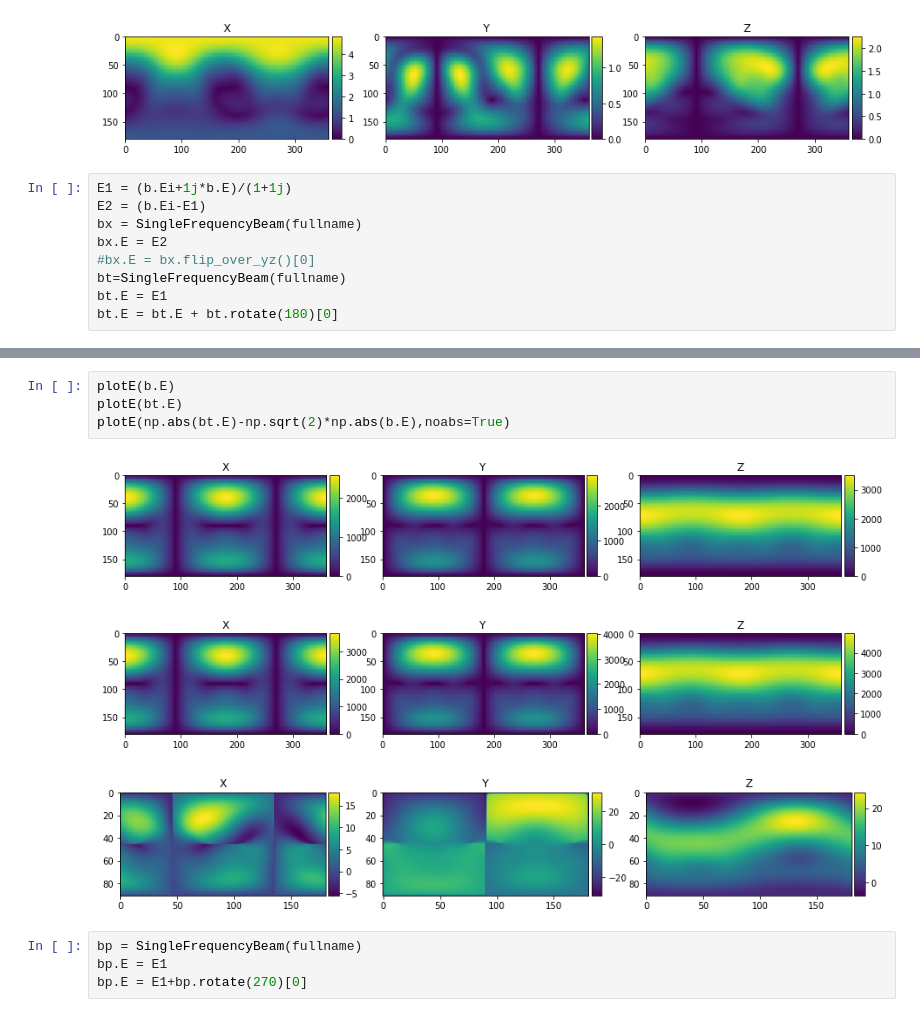
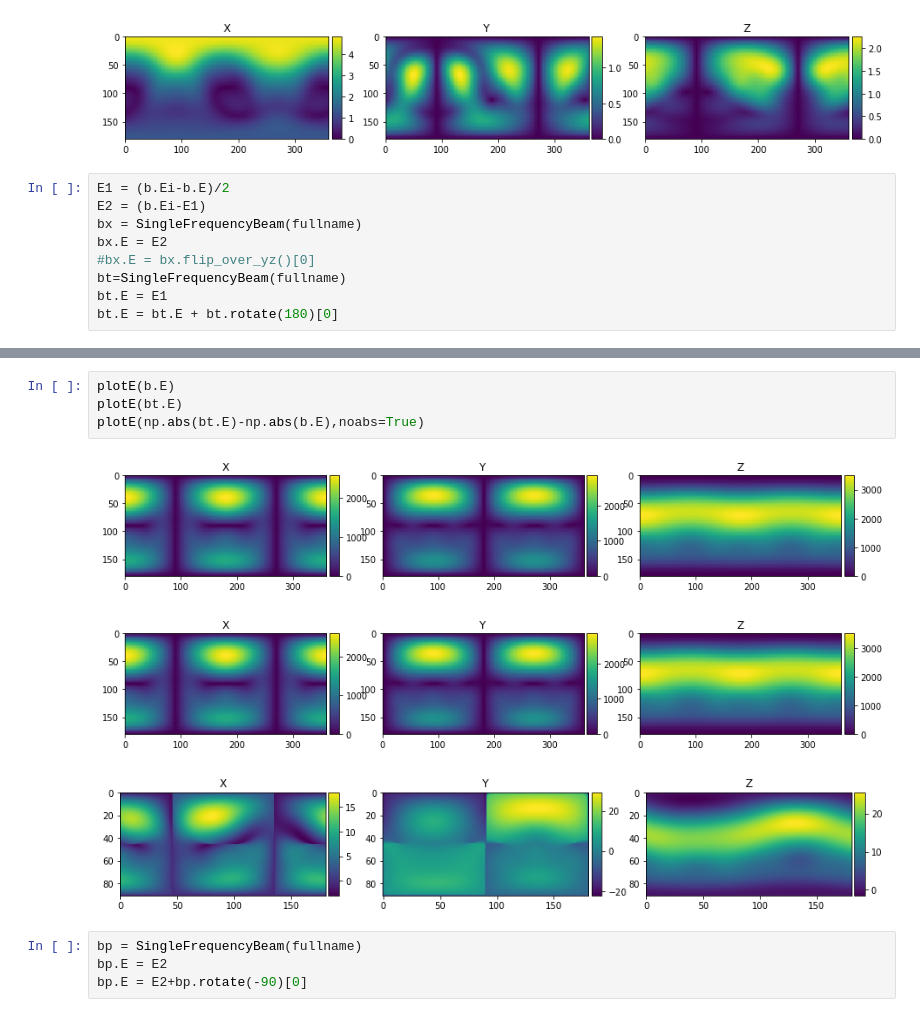
Before and after one commit to lusee-night/AntennaSimResults, a Jupyter notebook: notebooks/first_look.ipynb, the cells around one changed output, grey strips where cells are left out. Cells and saved outputs as stored; diff of their text form.

```diff
--- a/notebooks/first_look.ipynb
+++ b/notebooks/first_look.ipynb
@@ -106,7 +106,7 @@ plotE(Ef-b.E)
 [figure]
 [figure]
 # %%
-E1 = (b.Ei+1j*b.E)/(1+1j)
+E1 = (b.Ei-b.E)/2
 E2 = (b.Ei-E1)
 bx = SingleFrequencyBeam(fullname)
 bx.E = E2
@@ -125,15 +125,15 @@ plotE(np.abs(E1)-np.abs(bx.rotate(180)[0]),noabs=True)
 # %%
 plotE(b.E)
 plotE(bt.E)
-plotE(np.abs(bt.E)-np.sqrt(2)*np.abs(b.E),noabs=True)
+plotE(np.abs(bt.E)-np.abs(b.E),noabs=True)
 # %% [output]
 [figure]
-[figure, old version]
+[figure, new version]
-[figure, old version]
+[figure, new version]
 # %%
 bp = SingleFrequencyBeam(fullname)
-bp.E = E1
-bp.E = E1+bp.rotate(270)[0]
+bp.E = E2
+bp.E = E2+bp.rotate(-90)[0]
 # %%
 plotE(bp.E/np.sqrt(2))
 plotE(bperp.E)
```
Also changed, not shown: parts of 2 cells of this notebook.
